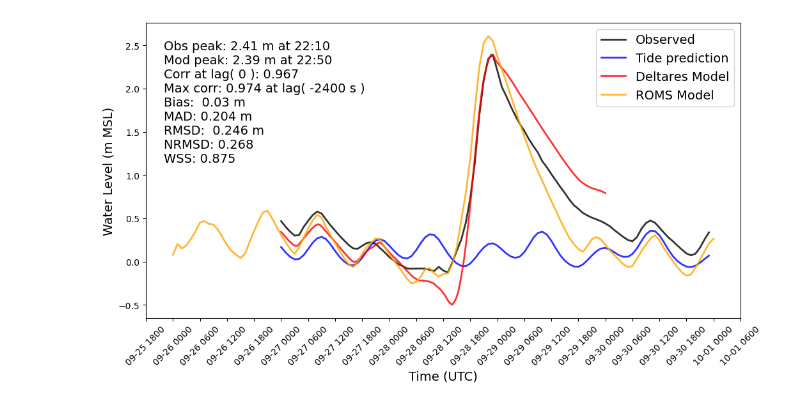
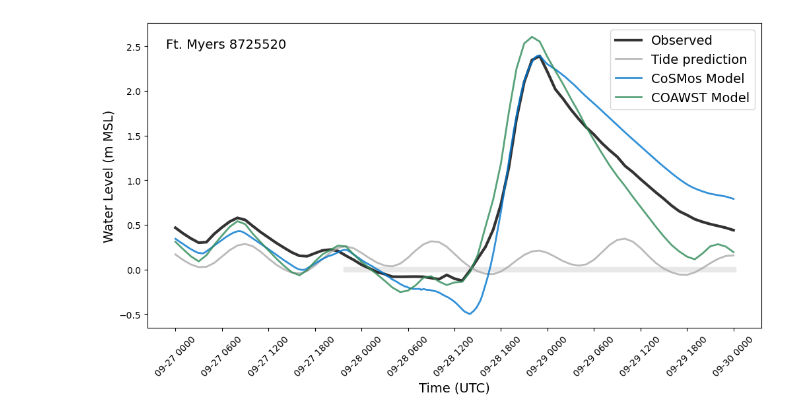
Before and after one commit to csherwood-usgs/NOPP_comparison, a Jupyter notebook: BAMS_FtMeyers_TS.ipynb, the cells around one changed output. Saved outputs shown, nothing was run; the diff lists cells and outputs as text; code cells hidden in the pictures.

Commit message:
wl_stats working

```diff
--- a/BAMS_FtMeyers_TS.ipynb
+++ b/BAMS_FtMeyers_TS.ipynb
@@ -43,11 +69 @@ Delta_t:  3600.0
-# %%
-# Define the time interval for plot and (shorter) time interval for statistics
-# Define the clipping time range
-stats_start_time = pd.Timestamp('2022-09-27 12:00:00')
-stats_end_time = pd.Timestamp('2022-09-30 00:00:00')
-
-# Define the time interval for plot and (shorter) time interval for statistics
-# Define the clipping time range
-plot_start_time = pd.Timestamp('2022-09-27 00:00:00')
-plot_end_time = pd.Timestamp('2022-09-30 00:00:00')
 # %%
@@ -93,24 +102,13 @@ fn = '8725520.csv'
 df = pd.read_csv(data_dir+fn)
 
 df["time"] = pd.to_datetime(df["time"])
-print(df.dtypes)
+df.rename(columns={"mod": "water level"}, inplace=True)
+
 # Compute delta_t in seconds
 delta_t = (df["time"].diff().dropna().dt.total_seconds()).iloc[0]
 print('Delta_t: ', delta_t)
 
-# Resample to 1 hour using nearest neighbor
-# Set 'time' as the index for resampling
-df = df.set_index('time')
-print(df.index)
-df = df.resample('h').nearest()
-
 # Clip to plot times
-# Clip to the desired range
-df = df.loc[plot_start_time : plot_end_time]
-
-# Reset index to bring 'time' back as a column
-df = df.reset_index()
-# Recompute delta_t in seconds
-delta_t = (df["time"].diff().dropna().dt.total_seconds()).iloc[0]
-print('Delta_t: ', delta_t)
+df_cosmos = df[(df["time"] >= plot_start_time) & (df["time"] <= plot_end_time)]
+df_cosmos
 # %% [output]
@@ -188,28 +158,28 @@ KeyError: 'time'
 # %%
 # Plot all three time series
 
 fig, ax = plt.subplots(1,1, figsize=(12, 6))
-plt.plot(dfN["time"], dfN["Verified (m)"], label="Observed", color="black", alpha=.8, linewidth=2)
-
-# plt.plot(df["time"], df["obs"], label="Observed", color="k", alpha=.8, linewidth=2)
-plt.plot(dfN["time"], dfN["Predicted (m)"], label="Tide prediction", alpha=.8, color="b", linewidth=2)
-plt.plot(df["time"], df["mod"], label="Deltares Model", color="r", alpha=.8, linewidth=2)
-plt.plot(dfR["time"], dfR["WaterLevel"], label="ROMS Model", color="orange", alpha=.8, linewidth=2)
+plt.plot([stats_start_time, stats_end_time],[0, 0],'-',linewidth=6, color='lightgray', alpha = .5)
+plt.plot(df_obs["time"], df_obs["water level"], label="Observed", color="black", alpha=.8, linewidth=3)
+plt.plot(df_obs["time"], df_obs["Predicted (m)"], label="Tide prediction", alpha=.8, color='darkgray', linewidth=2)
+plt.plot(df_cosmos["time"], df_cosmos["water level"], label="CoSMos Model", color=delft_blue, alpha=.8, linewidth=2)
+plt.plot(df_coawst["time"], df_coawst["water level"], label="COAWST Model", color=usgs_green, alpha=.8, linewidth=2)
 
 
 # Set time axis to label every 6 hours
 #plt.gca().xaxis.set_major_locator(mdates.HourLocator(interval=6))
 plt.gca().xaxis.set_major_locator(mdates.HourLocator(byhour=[0, 6, 12, 18]))
 plt.gca().xaxis.set_major_formatter(mdates.DateFormatter("%m-%d %H%M"))
 
 # Improve readability
 plt.xticks(rotation=45)
 plt.xlabel("Time (UTC)", fontsize=14)
 plt.ylabel("Water Level (m MSL)", fontsize=14)
 plt.legend( fontsize=14)
-plt.text(.03,.99, tsb, ha='left', va='top', transform=ax.transAxes, fontsize=14)
+ts = 'Ft. Myers 8725520'
+plt.text(.03,.95, ts, ha='left', va='top', transform=ax.transAxes, fontsize=14)
 figdir = 'F:/crs/proj/2025_NOPP_comparison/BAMS_figure/'
 plt.savefig(figdir+'BAMS_Ft_Meyers_time_series.png', dpi=200, bbox_inches='tight')
 plt.savefig(figdir+'BAMS_Ft_Meyers_time_series.svg', dpi=200, bbox_inches='tight')
 # %% [output]
-[figure, old version]
+[figure, new version]
```
Also changed, not shown: parts of 8 cells of this notebook, 3 other files.
